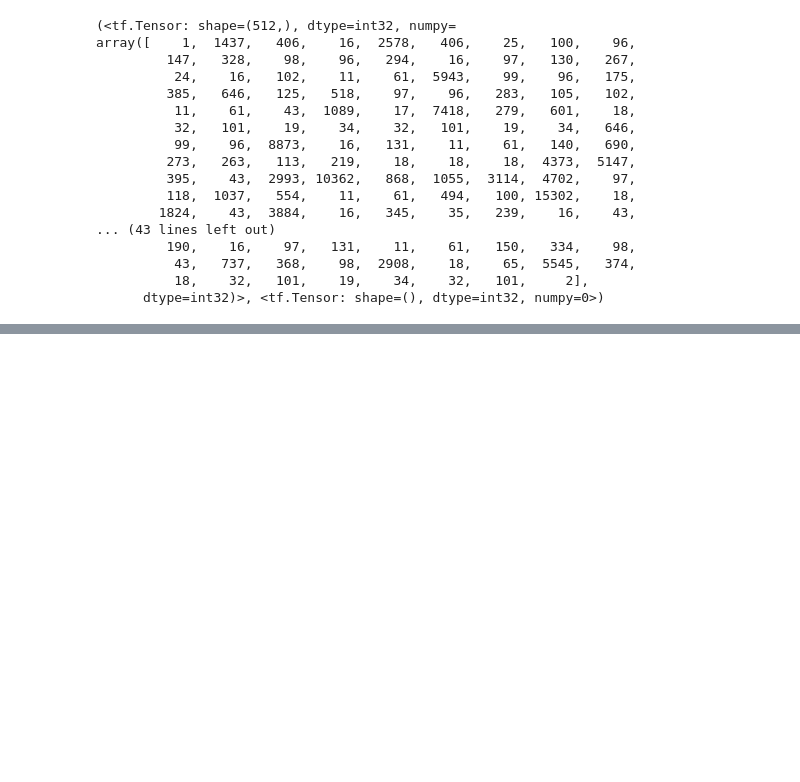
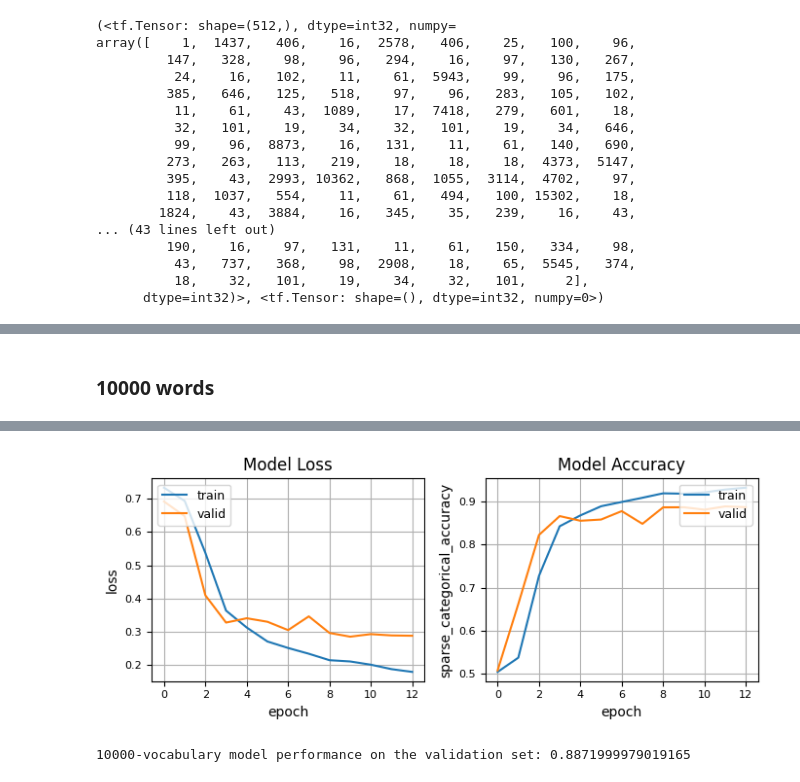
Before and after one commit to OMarchevska/NLP, a Jupyter notebook: Tiny_transformer_Custom_imdb_vocab.ipynb, the cells around one changed output, grey strips where cells are left out. Saved outputs shown, nothing was run; the diff lists cells and outputs as text; code cells hidden in the pictures; blank space fills up the shorter version.

```diff
--- a/Tiny_transformer_Custom_imdb_vocab.ipynb
+++ b/Tiny_transformer_Custom_imdb_vocab.ipynb
@@ -280,21 +416,26 @@ performance = {}
+# %% [markdown]
+### 10000 words
 # %%
-# 10_000
 # data tokenization & packing
-vocabulary = create_vocab(vocab_size=vocab_sizes[0], dataset=train_ds)
+vocabulary = create_vocab(vocab_size=vocab_sizes[1], dataset=train_ds)
 tokenizer = create_tokenizer(vocab=vocabulary)
 packer = create_packer(tokenizer)
 # get preprocessed training and validation data using new vocabulary
 train_prepr = get_prepr_dataset(train_ds)
 val_prepr = get_prepr_dataset(val_ds)
+
 # set up model and compile it
 model = create_model(vocabulary)
 compile_model(model, lr_rate=warmup_schedule)
 # train the model using triangular scheduling
 e_stop = keras.callbacks.EarlyStopping(patience=3, restore_best_weights=True)
-model.fit(
-    train_prepr, validation_data=val_prepr, epochs=1, callbacks=[e_stop],
+history = model.fit(
+    train_prepr, validation_data=val_prepr, epochs=epochs, callbacks=[e_stop]
 )
+
+plot_history(history)
 # get performance on training/validation sets to compare later
-performance[vocab_sizes[0]] = (get_performance(model, train_prepr), get_performance(model, val_prepr))
-print(f"{vocab_sizes[0]}-vocabulary model performance on the validation set: {performance[vocab_sizes[0]][1]}")
+performance[vocab_sizes[1]] = (get_performance(model, train_prepr), get_performance(model, val_prepr))
+print(f"{vocab_sizes[1]}-vocabulary model performance on the validation set: {performance[vocab_sizes[1]][1]}")
+model.save(f"{vocab_sizes[1]}-T.keras")
 # %% [output]
@@ -302,0 +459,2 @@ print(f"{vocab_sizes[0]}-vocabulary model performance on the validation set: {pe
+[figure, added]
+10000-vocabulary model performance on the validation set: 0.8871999979019165
```
Also changed, not shown: parts of 29 cells of this notebook.
